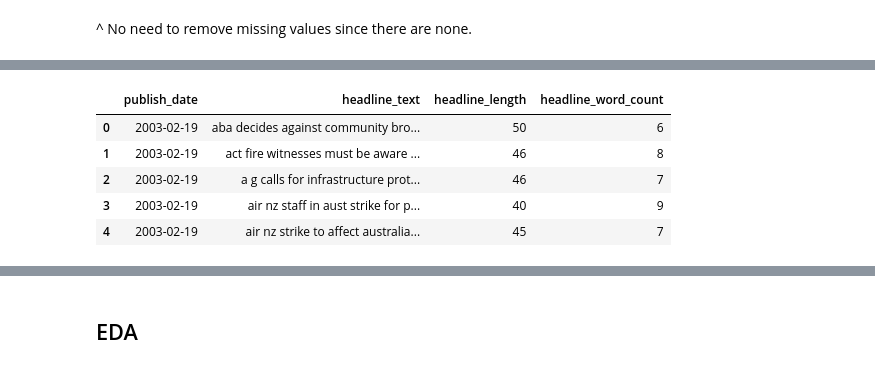
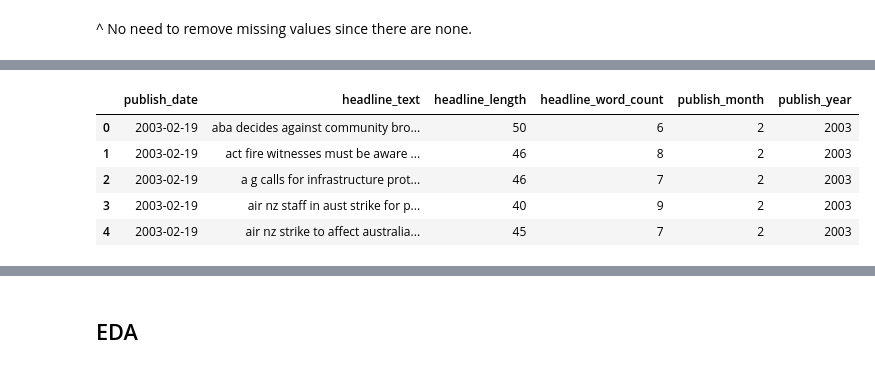
Before and after one commit to Nesher123/Topic-modeling, a Jupyter notebook: solution.ipynb, the cells around one changed output, grey strips where cells are left out. Saved outputs shown, nothing was run; the diff lists cells and outputs as text; code cells hidden in the pictures.

```diff
--- a/solution.ipynb
+++ b/solution.ipynb
@@ -107,12 +103,14 @@ dtype: int64
 # %%
-# create 'headline_length' and 'headline_word_count' columns
+# create new feature columns
+df['publish_month'] = df['publish_date'].apply(lambda x: x.month)
+df['publish_year'] = df['publish_date'].apply(lambda x: x.year)
 df['headline_length'] = df['headline_text'].apply(lambda x: len(x))
 df['headline_word_count'] = df['headline_text'].apply(lambda x: len(x.split()))
 df.head()
 # %% [output]
-|  | publish_date | headline_text | headline_length | headline_word_count |
-| 0 | 2003-02-19 | aba decides against community bro... | 50 | 6 |
-| 1 | 2003-02-19 | act fire witnesses must be aware ... | 46 | 8 |
-| 2 | 2003-02-19 | a g calls for infrastructure prot... | 46 | 7 |
-| 3 | 2003-02-19 | air nz staff in aust strike for p... | 40 | 9 |
-| 4 | 2003-02-19 | air nz strike to affect australia... | 45 | 7 |
+|  | publish_date | headline_text | headline_length | headline_word_count | publish_month | publish_year |
+| 0 | 2003-02-19 | aba decides against community bro... | 50 | 6 | 2 | 2003 |
+| 1 | 2003-02-19 | act fire witnesses must be aware ... | 46 | 8 | 2 | 2003 |
+| 2 | 2003-02-19 | a g calls for infrastructure prot... | 46 | 7 | 2 | 2003 |
+| 3 | 2003-02-19 | air nz staff in aust strike for p... | 40 | 9 | 2 | 2003 |
+| 4 | 2003-02-19 | air nz strike to affect australia... | 45 | 7 | 2 | 2003 |
```
Also changed, not shown: parts of 26 cells of this notebook.
